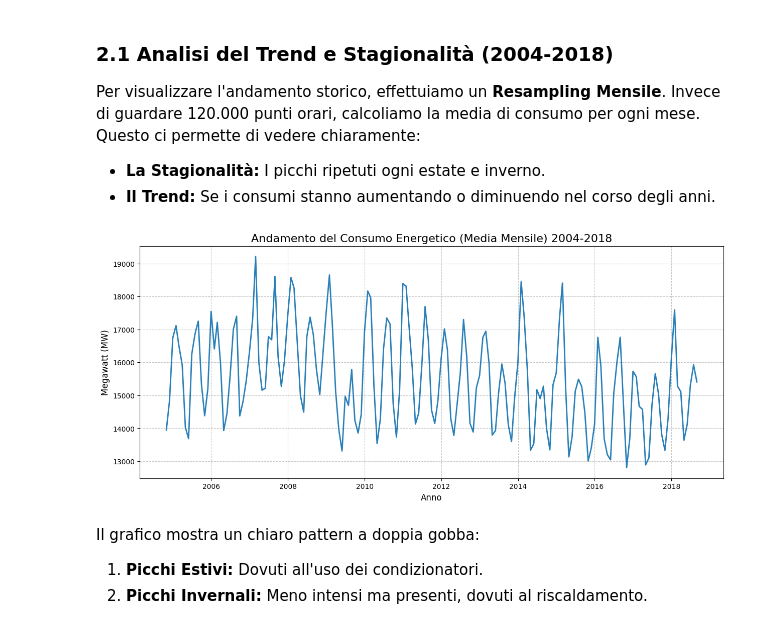
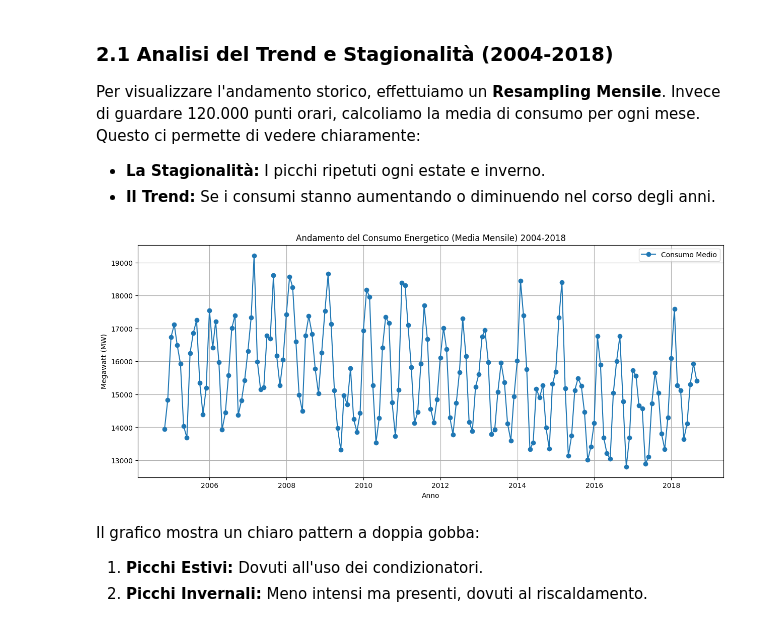
Before and after one commit to reimici/EnergyConsumptionAnalysis, a Jupyter notebook: notebook.ipynb, the cells around one changed output. Cells and saved outputs as stored; diff of their text form; code cells hidden in the pictures.

```diff
--- a/notebook.ipynb
+++ b/notebook.ipynb
@@ -242,17 +232,18 @@ df_monthly = df['AEP_MW'].resample('ME').mean()
 # %%
 # Visualizzazione grafica dell'Intero Periodo
 plt.figure(figsize=(15, 6))
-plt.plot(df_monthly, color='#2980b9', linewidth=2, label='Consumo Medio')
 
-plt.title('Andamento del Consumo Energetico (Media Mensile) 2004-2018', fontsize=16)
+# X, Y, "Stile", Label
+plt.plot(df_monthly.index, df_monthly, "-o", label="Consumo Medio")
 
-plt.ylabel('Megawatt (MW)', fontsize=12)
-plt.xlabel('Anno', fontsize=12)
-
-plt.grid(True, linestyle='--', alpha=0.7)
+plt.xlabel("Anno")
+plt.ylabel("Megawatt (MW)")
+plt.title("Andamento del Consumo Energetico (Media Mensile) 2004-2018")
+plt.legend()
+plt.grid(True)
 plt.show()
 # %% [output]
-[figure, old version]
+[figure, new version]
 # %% [markdown]
 Il grafico mostra un chiaro pattern a doppia gobba:
 1.  **Picchi Estivi:** Dovuti all'uso dei condizionatori.
```
Also changed, not shown: parts of 12 cells of this notebook.
